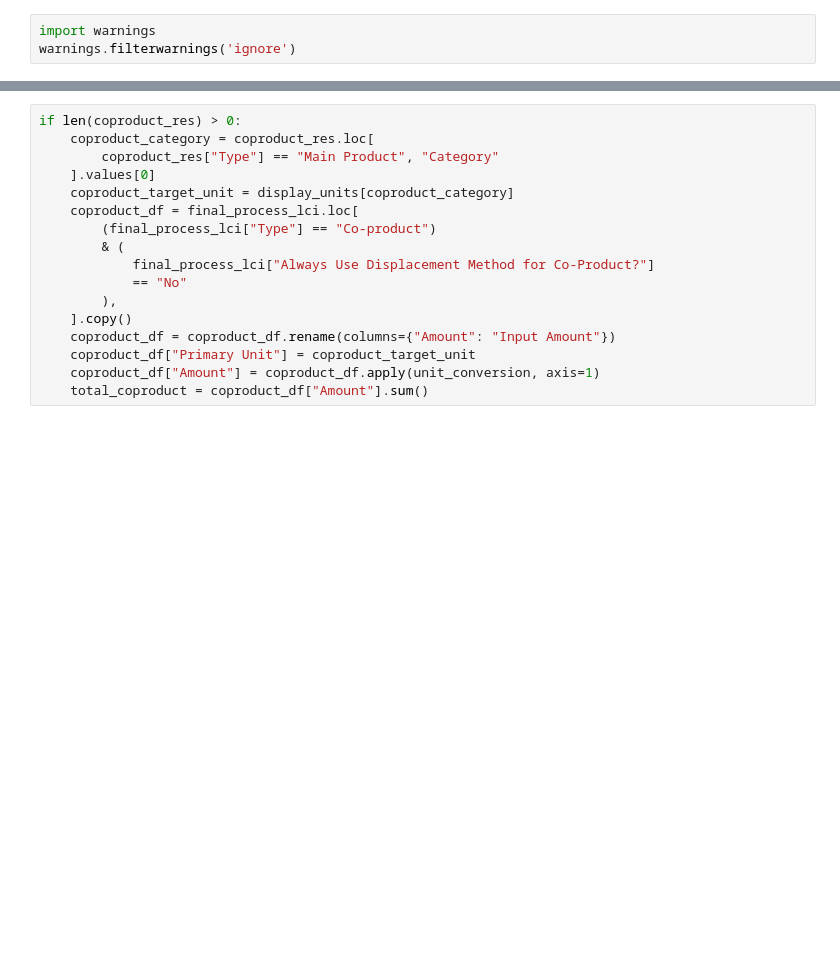
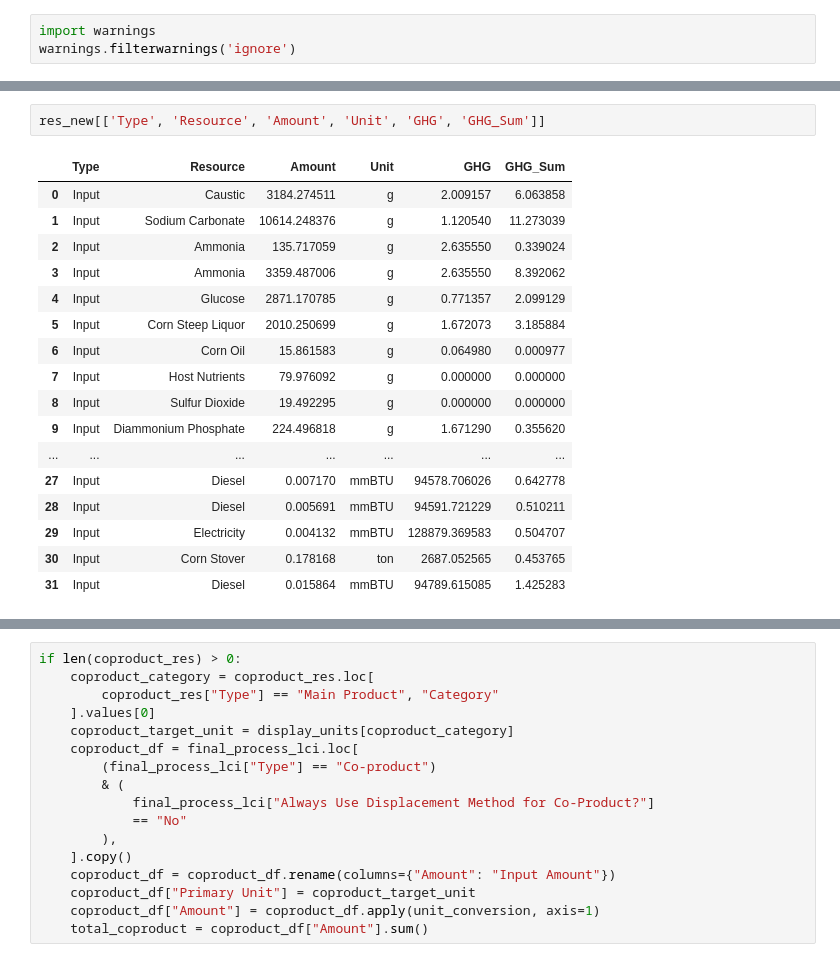
Before and after one commit to olw0905/Interactive-SCSA_Dash, a Jupyter notebook: Untitled.ipynb, the cells around one changed output, grey strips where cells are left out. Saved outputs shown, nothing was run; the diff lists cells and outputs as text; blank space fills up the shorter version.

```diff
--- a/Untitled.ipynb
+++ b/Untitled.ipynb
@@ -72,0 +90,20 @@ coproduct_contribution = (
+# %%
+res_new[['Type', 'Resource', 'Amount', 'Unit', 'GHG', 'GHG_Sum']]
+# %% [output]
+|  | Type | Resource | Amount | Unit | GHG | GHG_Sum |
+| 0 | Input | Caustic | 3184.274511 | g | 2.009157 | 6.063858 |
+| 1 | Input | Sodium Carbonate | 10614.248376 | g | 1.120540 | 11.273039 |
+| 2 | Input | Ammonia | 135.717059 | g | 2.635550 | 0.339024 |
+| 3 | Input | Ammonia | 3359.487006 | g | 2.635550 | 8.392062 |
+| 4 | Input | Glucose | 2871.170785 | g | 0.771357 | 2.099129 |
+| 5 | Input | Corn Steep Liquor | 2010.250699 | g | 1.672073 | 3.185884 |
+| 6 | Input | Corn Oil | 15.861583 | g | 0.064980 | 0.000977 |
+| 7 | Input | Host Nutrients | 79.976092 | g | 0.000000 | 0.000000 |
+| 8 | Input | Sulfur Dioxide | 19.492295 | g | 0.000000 | 0.000000 |
+| 9 | Input | Diammonium Phosphate | 224.496818 | g | 1.671290 | 0.355620 |
+| ... | ... | ... | ... | ... | ... | ... |
+| 27 | Input | Diesel | 0.007170 | mmBTU | 94578.706026 | 0.642778 |
+| 28 | Input | Diesel | 0.005691 | mmBTU | 94591.721229 | 0.510211 |
+| 29 | Input | Electricity | 0.004132 | mmBTU | 128879.369583 | 0.504707 |
+| 30 | Input | Corn Stover | 0.178168 | ton | 2687.052565 | 0.453765 |
+| 31 | Input | Diesel | 0.015864 | mmBTU | 94789.615085 | 1.425283 |
```
Also changed, not shown: parts of 18 cells of this notebook, 3 other files.
